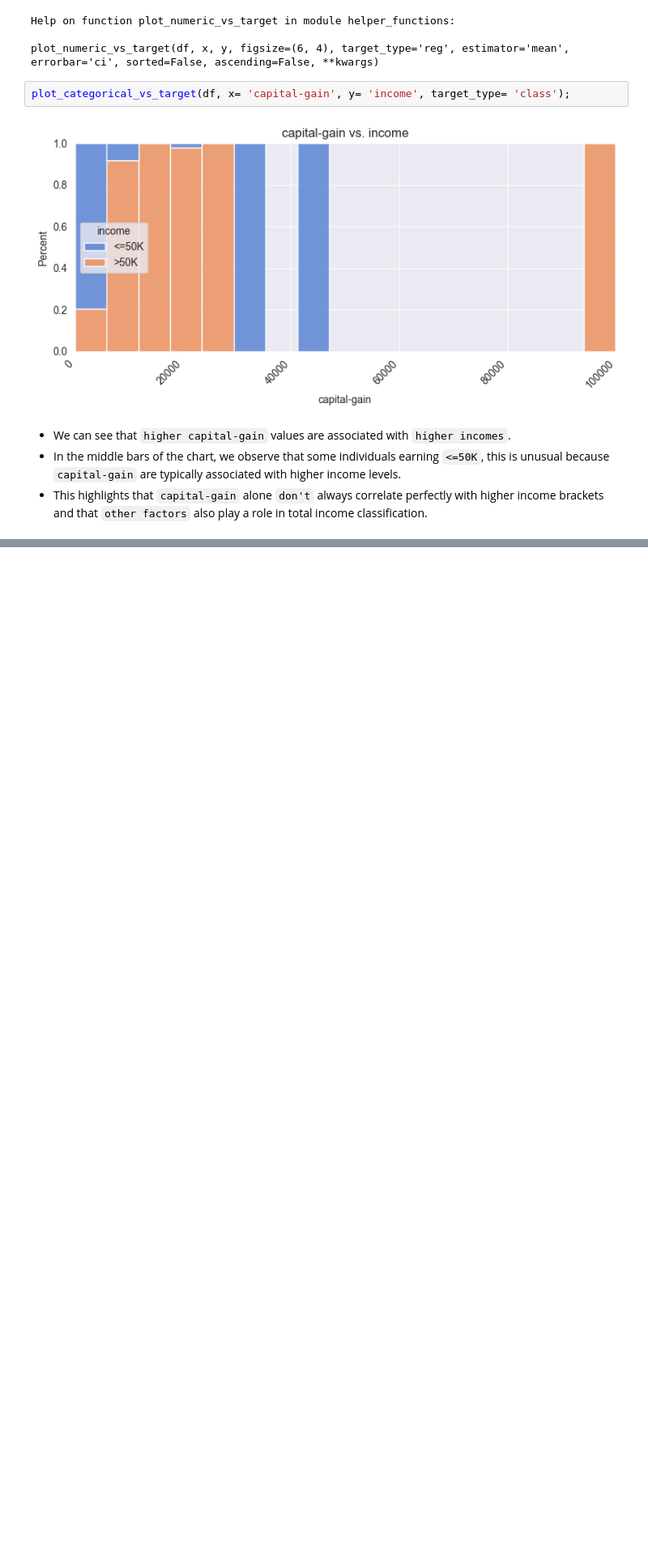
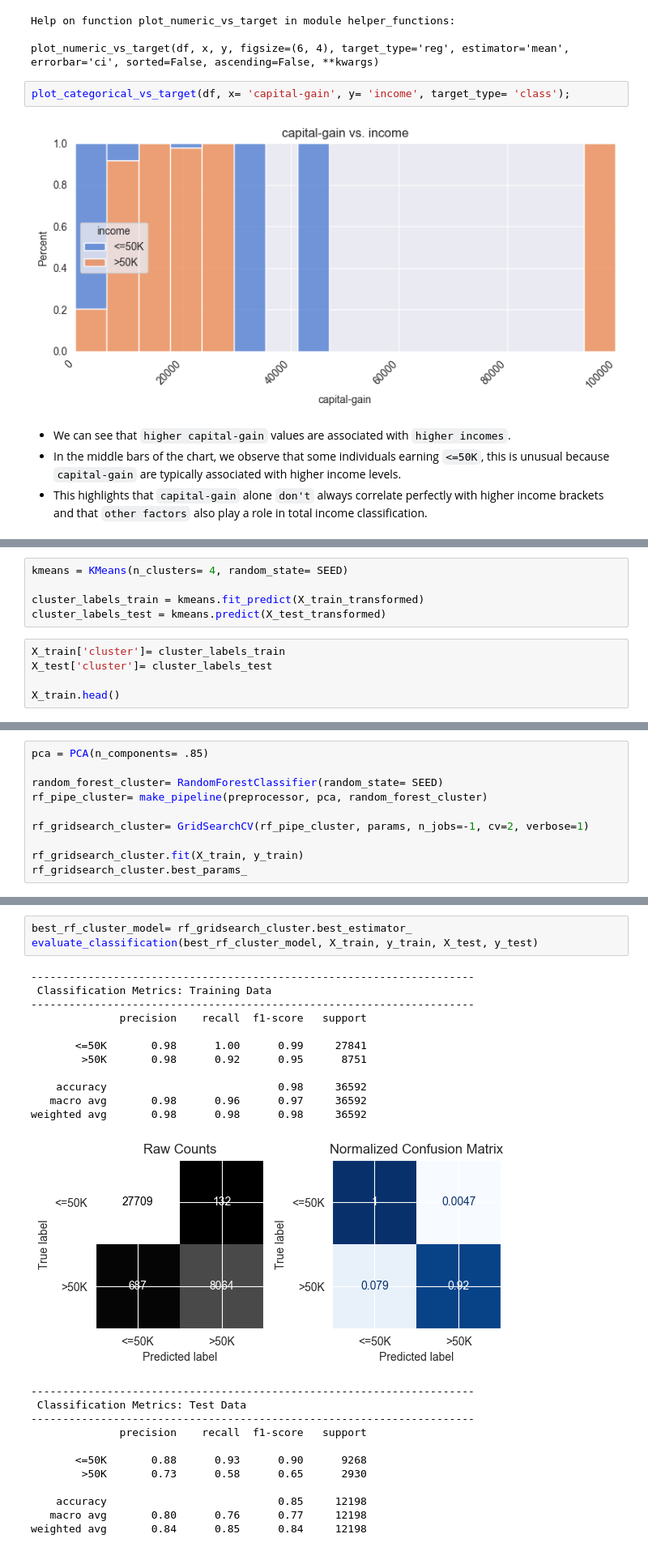
Before and after one commit to FoozBarakat/Predict-Income, a Jupyter notebook: main.ipynb, the cells around one changed output, grey strips where cells are left out. Shown at 81% size. Drawn from its saved outputs; the diff is of its cells as text; blank space fills up the shorter version.

```diff
--- a/main.ipynb
+++ b/main.ipynb
@@ -666,0 +776,10 @@ plot_categorical_vs_target(df, x= 'capital-gain', y= 'income', target_type= 'cla
+# %%
+kmeans = KMeans(n_clusters= 4, random_state= SEED)
+
+cluster_labels_train = kmeans.fit_predict(X_train_transformed)
+cluster_labels_test = kmeans.predict(X_test_transformed)
+# %%
+X_train['cluster']= cluster_labels_train
+X_test['cluster']= cluster_labels_test
+
+X_train.head()
@@ -666,0 +793,10 @@ plot_categorical_vs_target(df, x= 'capital-gain', y= 'income', target_type= 'cla
+# %%
+pca = PCA(n_components= .85)
+
+random_forest_cluster= RandomForestClassifier(random_state= SEED)
+rf_pipe_cluster= make_pipeline(preprocessor, pca, random_forest_cluster)
+
+rf_gridsearch_cluster= GridSearchCV(rf_pipe_cluster, params, n_jobs=-1, cv=2, verbose=1)
+
+rf_gridsearch_cluster.fit(X_train, y_train)
+rf_gridsearch_cluster.best_params_
@@ -666,0 +810,27 @@ plot_categorical_vs_target(df, x= 'capital-gain', y= 'income', target_type= 'cla
+# %%
+best_rf_cluster_model= rf_gridsearch_cluster.best_estimator_
+evaluate_classification(best_rf_cluster_model, X_train, y_train, X_test, y_test)
+# %% [output]
+----------------------------------------------------------------------
+ Classification Metrics: Training Data
+----------------------------------------------------------------------
+              precision    recall  f1-score   support
+
+       <=50K       0.98      1.00      0.99     27841
+        >50K       0.98      0.92      0.95      8751
+
+    accuracy                           0.98     36592
+   macro avg       0.98      0.96      0.97     36592
+weighted avg       0.98      0.98      0.98     36592
+[figure, added]
+----------------------------------------------------------------------
+ Classification Metrics: Test Data
+----------------------------------------------------------------------
+              precision    recall  f1-score   support
+
+       <=50K       0.88      0.93      0.90      9268
+        >50K       0.73      0.58      0.65      2930
+
+    accuracy                           0.85     12198
+   macro avg       0.80      0.76      0.77     12198
+weighted avg       0.84      0.85      0.84     12198
```
Also changed, not shown: parts of 39 cells of this notebook, 1 other file.
